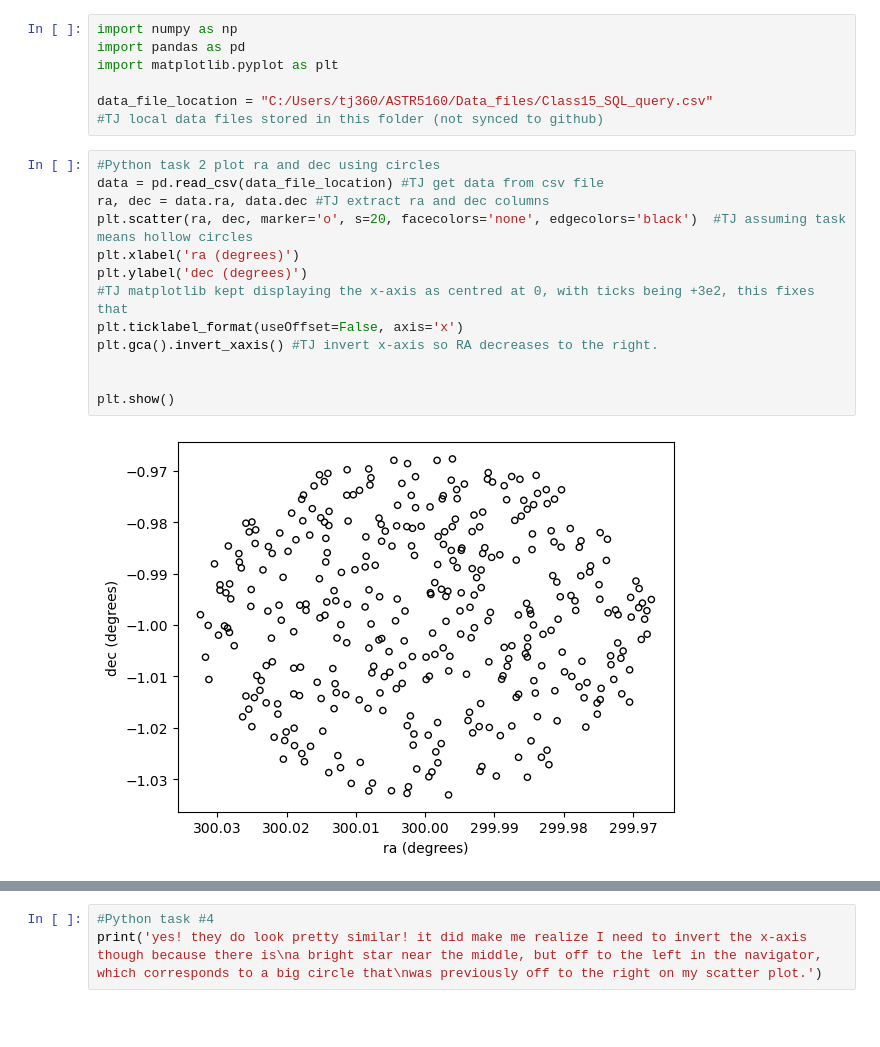
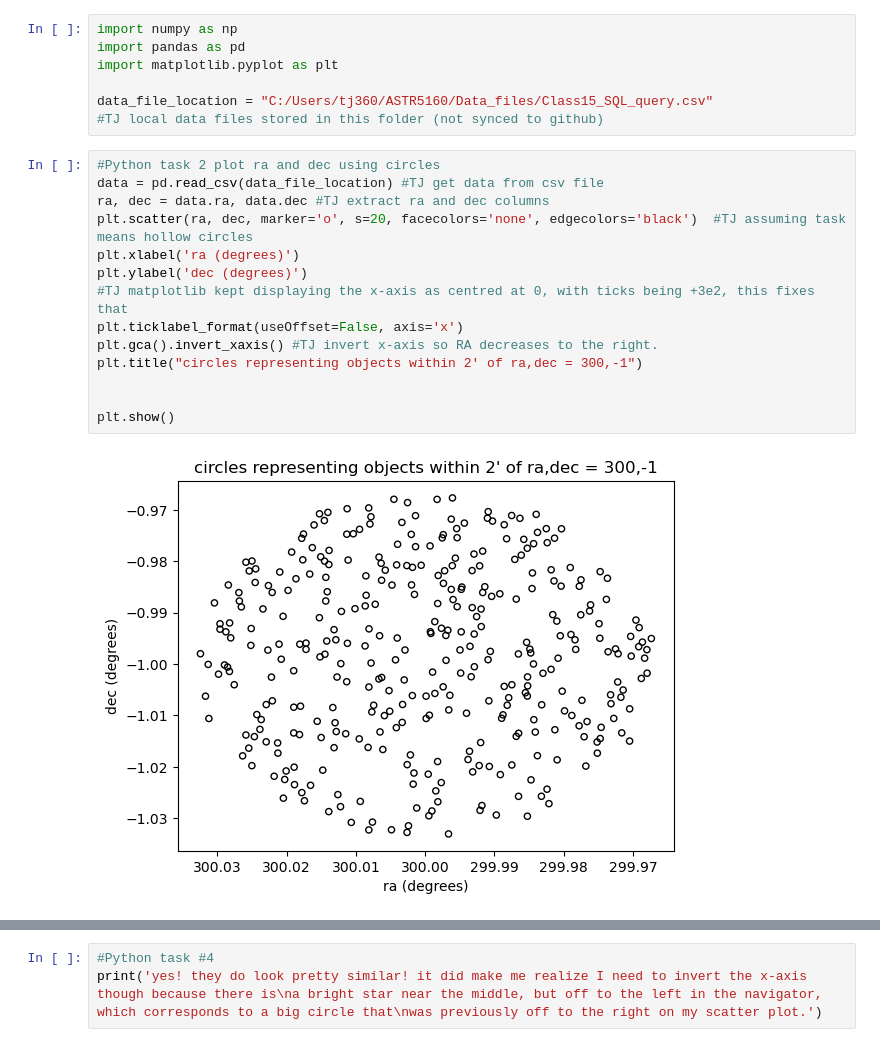
Before and after one commit to TaylorJuchau/ASTR5160, a Jupyter notebook: Week8/Class15_notebook.ipynb, the cells around one changed output, grey strips where cells are left out. Cells and saved outputs as stored; diff of their text form; blank space fills up the shorter version.

```diff
--- a/Week8/Class15_notebook.ipynb
+++ b/Week8/Class15_notebook.ipynb
@@ -8,18 +8,19 @@ data_file_location = "C:/Users/tj360/ASTR5160/Data_files/Class15_SQL_query.csv"
 # %%
 #Python task 2 plot ra and dec using circles
 data = pd.read_csv(data_file_location) #TJ get data from csv file
 ra, dec = data.ra, data.dec #TJ extract ra and dec columns
 plt.scatter(ra, dec, marker='o', s=20, facecolors='none', edgecolors='black')  #TJ assuming task means hollow circles
 plt.xlabel('ra (degrees)')
 plt.ylabel('dec (degrees)')
 #TJ matplotlib kept displaying the x-axis as centred at 0, with ticks being +3e2, this fixes that
 plt.ticklabel_format(useOffset=False, axis='x')
 plt.gca().invert_xaxis() #TJ invert x-axis so RA decreases to the right.
+plt.title("circles representing objects within 2' of ra,dec = 300,-1")
 
 
 plt.show()
 # %% [output]
-[figure, old version]
+[figure, new version]
 # %%
 #Python task #3 make size represent g-magnitude
 #TJ I know this says to bin the points, and I could do that, but I think its better to use a continuous size distribution
```
Also changed, not shown: parts of 1 cell of this notebook, 4 other files.
